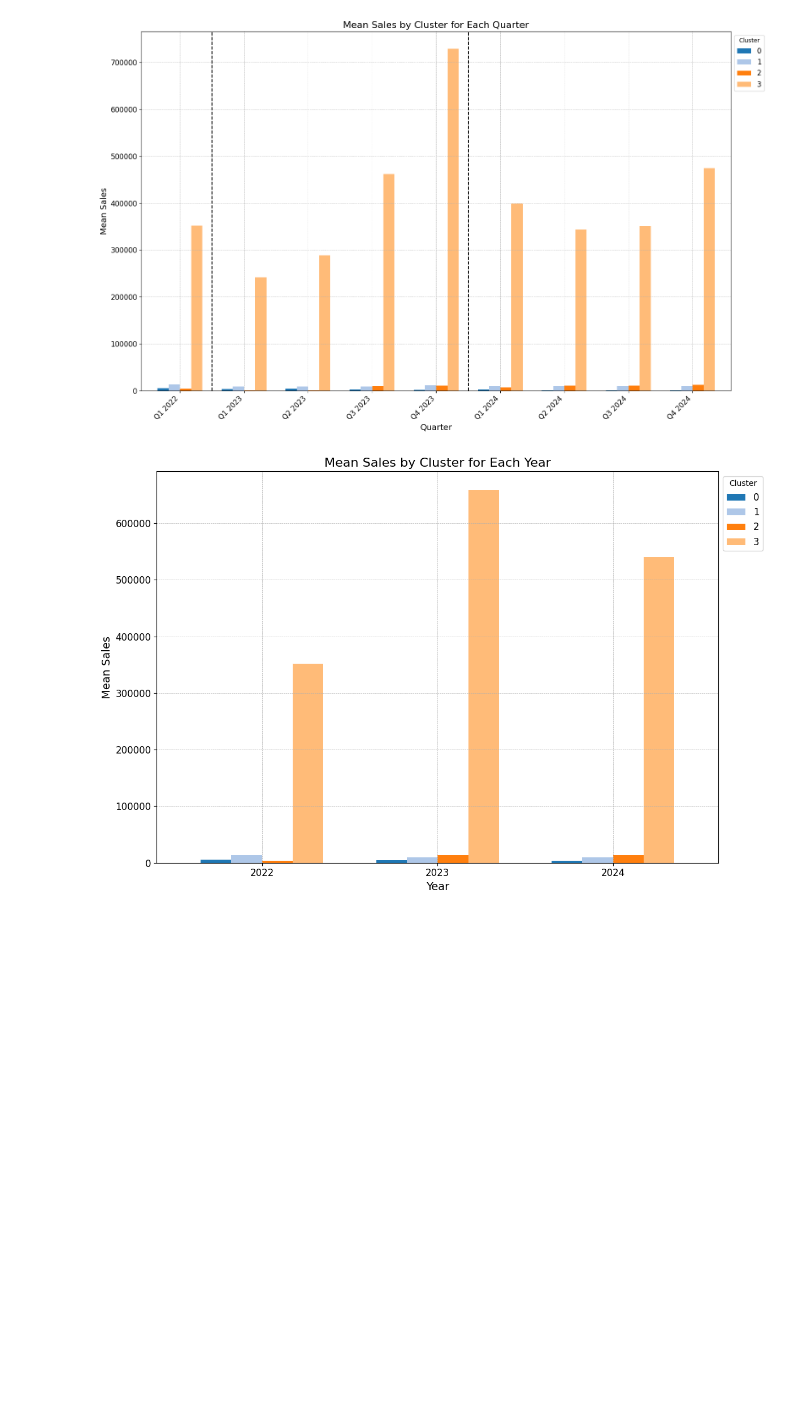
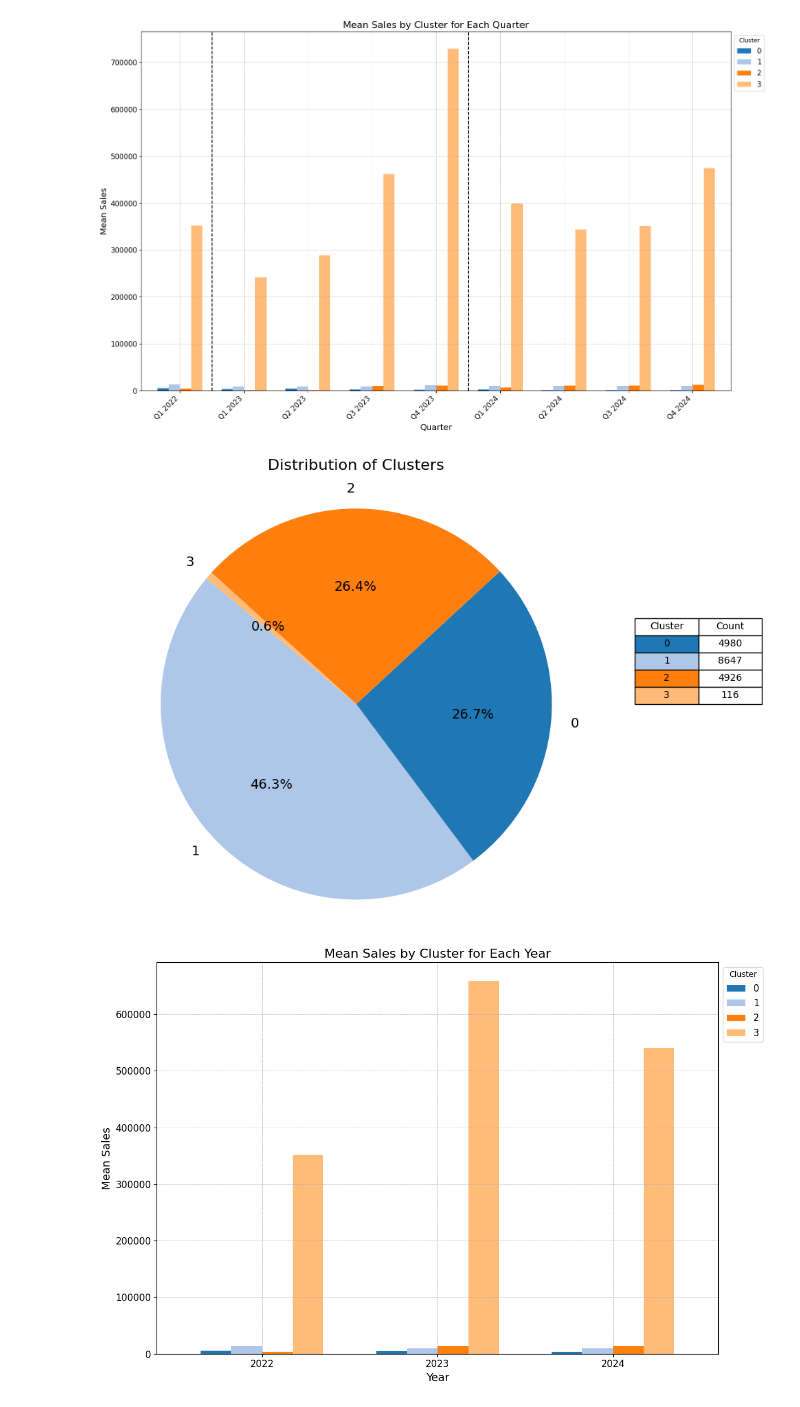
Before and after one commit to SantiagoRomanoOddone/MasterThesis, a Jupyter notebook: clustering/clustering_lab.ipynb, the cells around one changed output. Saved outputs shown, nothing was run; the diff lists cells and outputs as text; code cells hidden in the pictures; blank space fills up the shorter version.

Commit message:
adding cluster to features

```diff
--- a/clustering/clustering_lab.ipynb
+++ b/clustering/clustering_lab.ipynb
@@ -198,9 +183,12 @@ plot_data.index = [col.split('_')[1] + ' ' + col.split('_')[0] for col in plot_d
 # Define a consistent color palette
 color_palette = sns.color_palette('tab20', n_colors=plot_data.shape[1])
 
-# Plot the data
+# Create a color mapping for each cluster
+cluster_colors = {cluster: color for cluster, color in zip(cluster_means.index, color_palette)}
+
+# Plot the bar plot
 fig, ax = plt.subplots(figsize=(16, 10))
-plot_data.plot(kind='bar', ax=ax, width=0.7, color=color_palette)
+plot_data.plot(kind='bar', ax=ax, width=0.7, color=[cluster_colors[cluster] for cluster in cluster_means.index])
 
 # Add vertical lines to separate the years
 year_end_2022 = len(columns_by_year['2022'])
@@ -224,6 +212,34 @@ plt.tight_layout()
 plt.show()
 # %% [output]
 [figure]
+# %%
+# Get the value counts for the 'cluster' column
+cluster_counts = all_metrics['cluster'].value_counts()
+
+# Plot the pie chart
+fig, ax = plt.subplots(figsize=(10, 7))
+ax.pie(cluster_counts, labels=cluster_counts.index, autopct='%1.1f%%', startangle=140, colors=[cluster_colors[cluster] for cluster in cluster_counts.index], textprops={'fontsize': 14})
+ax.set_title('Distribution of Clusters', fontsize=16, pad=20, loc='center')  # Center the title
+ax.axis('equal')  # Equal aspect ratio ensures that pie is drawn as a circle.
+
+# Add a table with the cluster counts in the top right corner
+table_data = cluster_counts.reset_index()
+table_data.columns = ['Cluster', 'Count']
+table_data = table_data.sort_values(by='Cluster')  # Sort the table data by 'Cluster'
+
+# Create cell colors based on the cluster colors
+cell_colors = [[cluster_colors[cluster], 'white'] for cluster in table_data['Cluster']]
+
+table = plt.table(cellText=table_data.values, colLabels=table_data.columns, cellLoc='center', loc='upper right', bbox=[1.05, 0.5, 0.25, 0.2], cellColours=cell_colors)
+table.auto_set_font_size(False)
+table.set_fontsize(10)
+table.scale(0.8, 0.8)  # Make the table smaller
+
+# Show the plot
+plt.tight_layout()
+plt.show()
+# %% [output]
+[figure, added]
 # %%
 # Define the columns for the years
 columns_years = ['2022_year_mean_sales', '2023_year_mean_sales', '2024_year_mean_sales']
```
Also changed, not shown: parts of 7 cells of this notebook, 2 other files.
